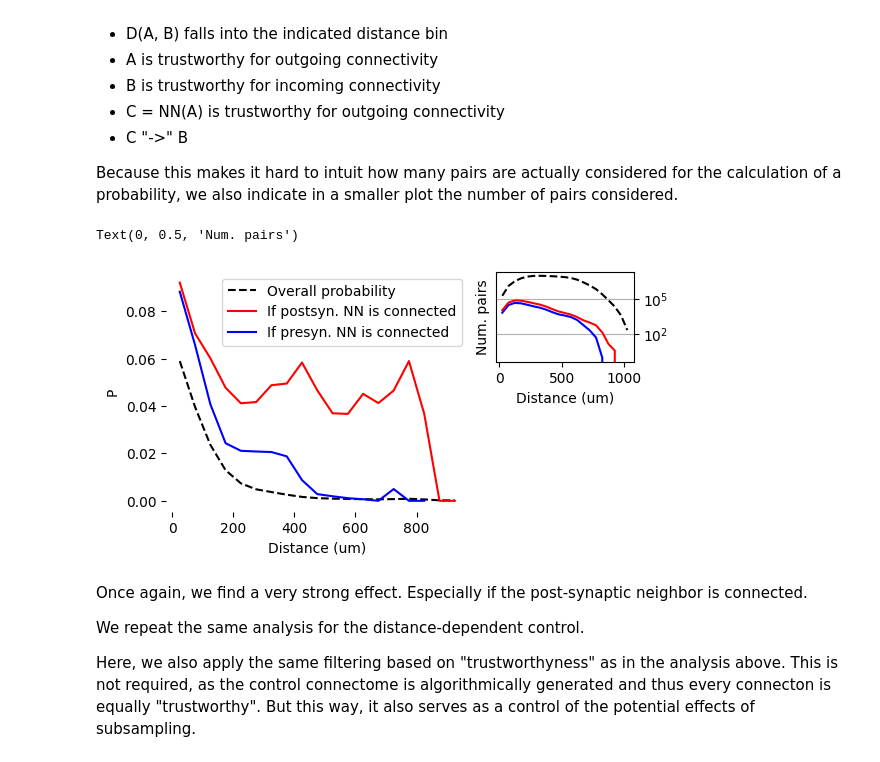
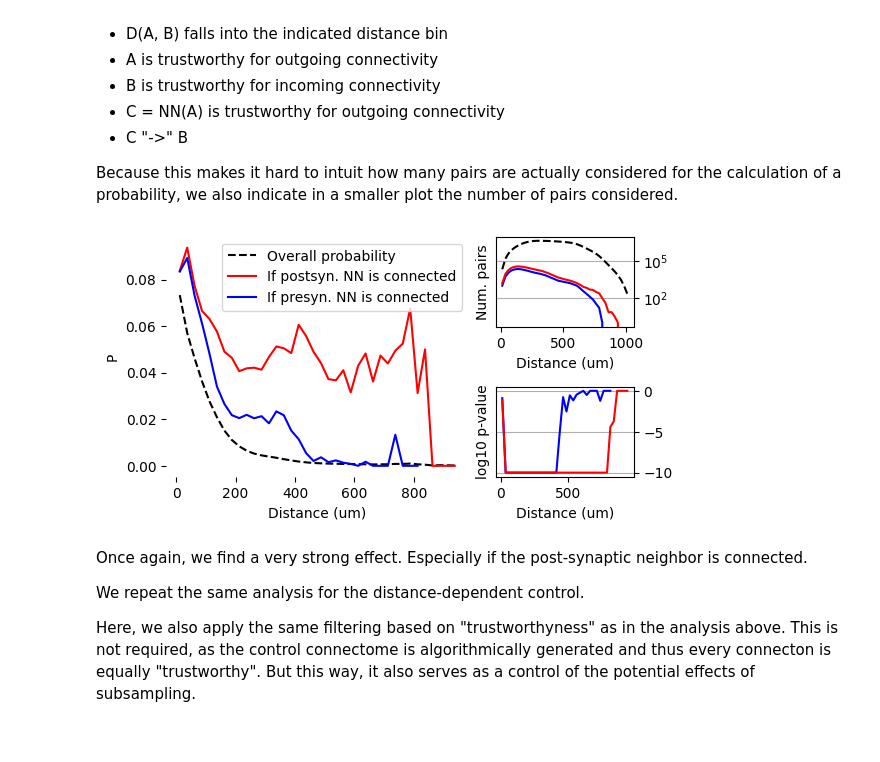
Before and after one commit to MWolfR/local_connectivity_model, a Jupyter notebook: src/Nearest neighbor 1d prob increase.ipynb, the cells around one changed output. Saved outputs shown, nothing was run; the diff lists cells and outputs as text; code cells hidden in the pictures.

Commit message:
Updated 1d notebook to calculate p-values

```diff
--- a/src/Nearest neighbor 1d prob increase.ipynb
+++ b/src/Nearest neighbor 1d prob increase.ipynb
@@ -167,7 +168,7 @@ We begin by assembling a DataFrame with one row per **connected** pair. Its colu
   - "dx", "dy", "dz": Offset along the spatial axes of the pair locations.
   - "1d_dist": Distance (1-dimensional) of between the neurons of the pair
 # %%
-def make_edge_df(M):
+def make_edge_df(M, apply_filtering=True):
     # columns "row", and "col" are already part of the data structure we loaded inititally.
     edge_df = M._edge_indices.copy().reset_index(drop=True)
 
@@ -176,7 +177,8 @@ def make_edge_df(M):
     edge_df["nn_row"] = nn_idx[M._edge_indices["row"]]
 
     # We only consider entries that pass our filters we set up above.
-    edge_df = edge_df.loc[edge_df["row"].isin(index_row) & edge_df["col"].isin(index_col)]
+    if apply_filtering:
+        edge_df = edge_df.loc[edge_df["row"].isin(index_row) & edge_df["col"].isin(index_col)]
 
     # For some analyses more specific masks are needed: Do the various nn_row / nn_col entries pass the filters?
     edge_df["mask_nn_row"] = edge_df["nn_row"].isin(index_row)
@@ -279,7 +281,7 @@ For this, we use the two KDTrees that represent the trustworthy pre- and post-sy
 **Note**: This means that the resulting `n_pairs_per_bin` represents the number of pairs at a given distance bin where one neuron is in the population for trustworthy outgoing and the other in the population for trustworty incoming connectivity.
 # %%
 # Set up bins
-bin_sz = 50.0
+bin_sz = 25.0
 # We create the last bin border at a really large distance to ensure that the last bin captures any remaining pair
 bin_borders = numpy.hstack([numpy.arange(0, 1000 + bin_sz, bin_sz), 1E12])
 bin_indices = numpy.arange(len(bin_borders) - 1)
@@ -333,35 +335,55 @@ prior_con_prob = edge_df.groupby("1d_dist_bin")["1d_dist_bin"].count().reindex(b
 
 mask = edge_df["mask_nn_col"]
 con_prob_post_is_connected = edge_df.loc[mask].groupby("1d_dist_bin").apply(lambda _df: actual_con[_df["row"], _df["nn_col"]].mean(),
                                                                             include_groups=False)
 n_smpls_post_is_connected = edge_df.loc[mask]["1d_dist_bin"].value_counts().reindex(bin_indices, fill_value=0)
 mask = edge_df["mask_nn_row"]
 con_prob_pre_is_connected = edge_df.loc[mask].groupby("1d_dist_bin").apply(lambda _df: actual_con[_df["nn_row"], _df["col"]].mean(),
                                                                   include_groups=False)
 n_smpls_pre_is_connected = edge_df.loc[mask]["1d_dist_bin"].value_counts().reindex(bin_indices, fill_value=0)
+
+# significance: Using a binomial distribution on the prior connection probability as null-hypothesis
+# One-tailed: Probability to find the given number of connections or even more
+null_distr = binom(n_smpls_post_is_connected, prior_con_prob)
+p_values_post_is_connected = 1.0 - null_distr.cdf(n_smpls_post_is_connected * con_prob_post_is_connected - 1)
+null_distr = binom(n_smpls_pre_is_connected, prior_con_prob)
+p_values_pre_is_connected = 1.0 - null_distr.cdf(n_smpls_pre_is_connected * con_prob_pre_is_connected - 1)
 
 
 ax.plot(bin_centers[prior_con_prob.index], prior_con_prob, color="black", ls="--", label="Overall probability")
 
 ax.plot(bin_centers[con_prob_post_is_connected.index], con_prob_post_is_connected, color="red", label="If postsyn. NN is connected")
 ax.plot(bin_centers[con_prob_pre_is_connected.index], con_prob_pre_is_connected, color="blue", label="If presyn. NN is connected")
 plt.legend()
 ax.set_xlabel("Distance (um)")
 ax.set_ylabel("P")
 ax.set_frame_on(False)
 
 ax = fig.add_axes([0.7, 0.6, 0.25, 0.3])
 ax.yaxis.tick_right()
 ax.plot(bin_centers, n_pairs_per_bin, ls="--", color="black")
 ax.plot(bin_centers[n_smpls_pre_is_connected.index], n_smpls_pre_is_connected, color="blue")
 ax.plot(bin_centers[n_smpls_post_is_connected.index], n_smpls_post_is_connected, color="red")
 ax.set_yscale("log")
 plt.grid(axis="y")
 ax.set_xlabel("Distance (um)")
 ax.set_ylabel("Num. pairs")
+
+ax = fig.add_axes([0.7, 0.1, 0.25, 0.3])
+min_log10_p_indicated = -10
+log_p_pre_is_connected = numpy.log10(p_values_pre_is_connected)
+log_p_pre_is_connected[(log_p_pre_is_connected < min_log10_p_indicated) | (p_values_pre_is_connected == 0)] = min_log10_p_indicated
+log_p_post_is_connected = numpy.log10(p_values_post_is_connected)
+log_p_post_is_connected[(log_p_post_is_connected < min_log10_p_indicated) | (p_values_post_is_connected == 0)] = min_log10_p_indicated
+ax.yaxis.tick_right()
+ax.plot(bin_centers, log_p_pre_is_connected, color="blue")
+ax.plot(bin_centers, log_p_post_is_connected, color="red")
+plt.grid(axis="y")
+ax.set_xlabel("Distance (um)")
+ax.set_ylabel("log10 p-value")
+ax.set_ylim([-10.5, 0.5])
 # %% [output]
-Text(0, 0.5, 'Num. pairs')
-[figure, old version]
+[figure, new version]
 # %% [markdown]
 Once again, we find a very strong effect. Especially if the post-synaptic neighbor is connected.
 
```
Also changed, not shown: parts of 4 cells of this notebook.
